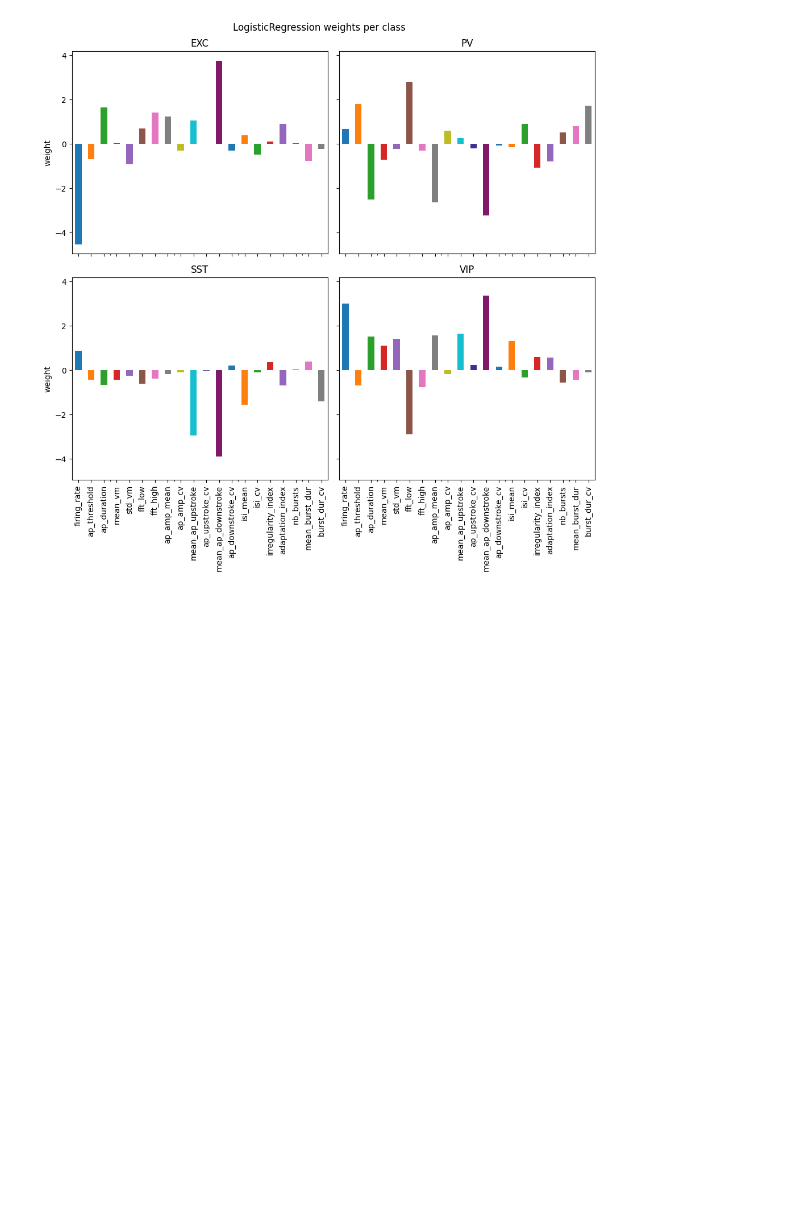
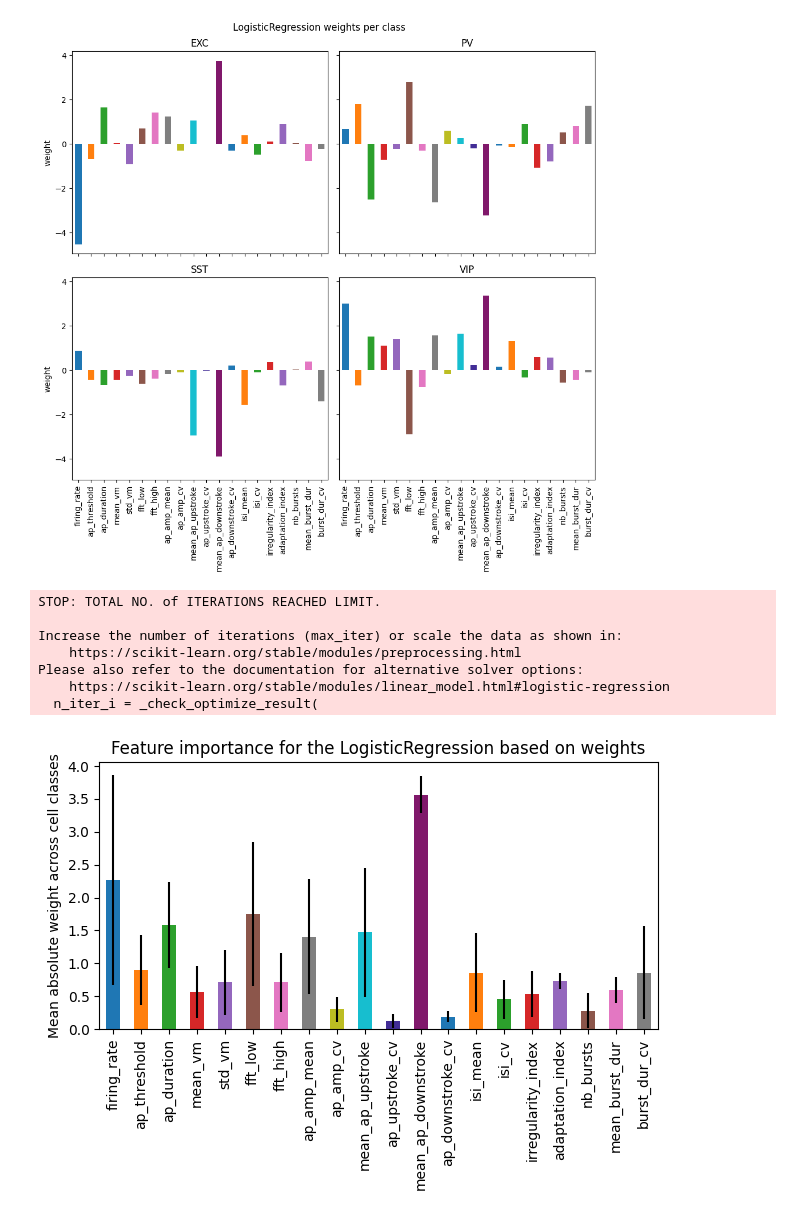
Before and after one commit to mariscoglio/bio482_cell_classifier, a Jupyter notebook: model_interpretability.ipynb, the cells around one changed output. Saved outputs shown, nothing was run; the diff lists cells and outputs as text; code cells hidden in the pictures; blank space fills up the shorter version.

```diff
--- a/model_interpretability.ipynb
+++ b/model_interpretability.ipynb
@@ -336,3 +353,24 @@ Please also refer to the documentation for alternative solver options:
     https://scikit-learn.org/stable/modules/linear_model.html#logistic-regression
   n_iter_i = _check_optimize_result(
 [figure]
+# %%
+lrclf_pipe.fit(X, y)
+fig, ax = plt.subplots()
+
+lr_impotances = pd.Series(np.mean(np.abs(lrclf_pipe.named_steps.clf.coef_), axis=0), index=lrclf_pipe.named_steps.clf.feature_names_in_)
+std = np.std(np.abs(lrclf_pipe.named_steps.clf.coef_), axis=0)
+lr_impotances.plot.bar(ax=ax, color=colors, yerr=std)
+ax.set_title(f"Feature importance for the LogisticRegression based on weights")
+ax.set_ylabel("Mean absolute weight across cell classes")
+fig.tight_layout()
+plt.show()
+plt.show()
+# %% [output]
+STOP: TOTAL NO. of ITERATIONS REACHED LIMIT.
+
+Increase the number of iterations (max_iter) or scale the data as shown in:
+    https://scikit-learn.org/stable/modules/preprocessing.html
+Please also refer to the documentation for alternative solver options:
+    https://scikit-learn.org/stable/modules/linear_model.html#logistic-regression
+  n_iter_i = _check_optimize_result(
+[figure, added]
```
Also changed, not shown: parts of 9 cells of this notebook.
